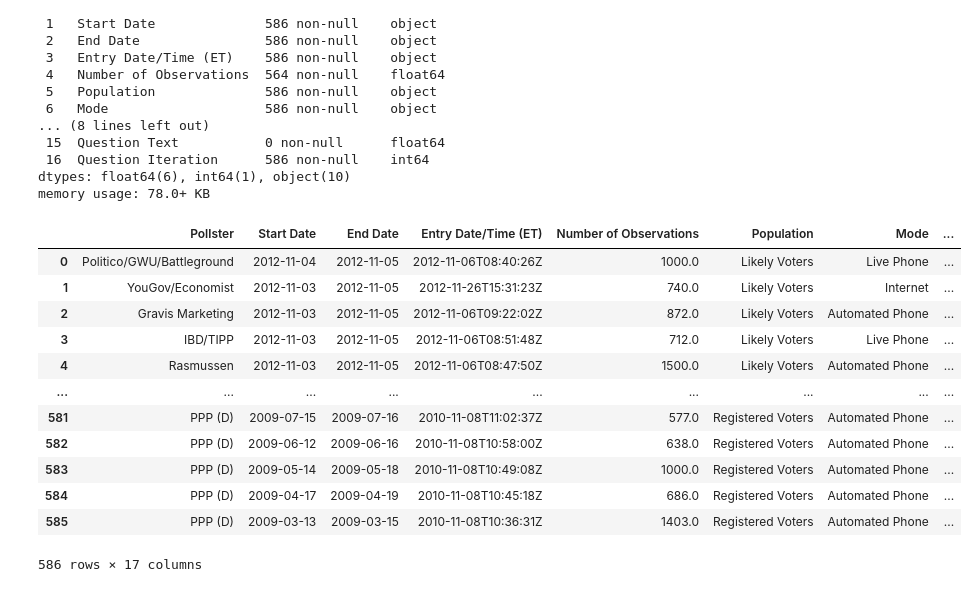
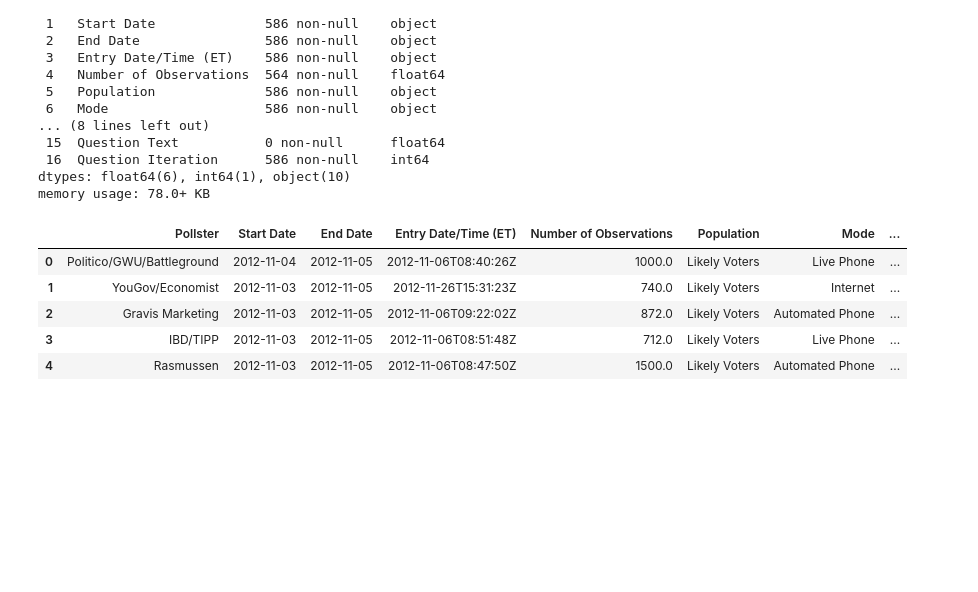
Before and after one commit to fujispooo/datascience, a Jupyter notebook: Lec66(American election).ipynb, the cells around one changed output. Saved outputs shown, nothing was run; the diff lists cells and outputs as text; code cells hidden in the pictures; blank space fills up the shorter version.

```diff
--- a/Lec66(American election).ipynb
+++ b/Lec66(American election).ipynb
@@ -43,19 +43,12 @@ Data columns (total 17 columns):
 dtypes: float64(6), int64(1), object(10)
 memory usage: 78.0+ KB
 # %%
-poll_df
+poll_df.head()
 # %% [output]
 |  | Pollster | Start Date | End Date | Entry Date/Time (ET) | Number of Observations | Population | Mode | ... |
 | 0 | Politico/GWU/Battleground | 2012-11-04 | 2012-11-05 | 2012-11-06T08:40:26Z | 1000.0 | Likely Voters | Live Phone | ... |
 | 1 | YouGov/Economist | 2012-11-03 | 2012-11-05 | 2012-11-26T15:31:23Z | 740.0 | Likely Voters | Internet | ... |
 | 2 | Gravis Marketing | 2012-11-03 | 2012-11-05 | 2012-11-06T09:22:02Z | 872.0 | Likely Voters | Automated Phone | ... |
 | 3 | IBD/TIPP | 2012-11-03 | 2012-11-05 | 2012-11-06T08:51:48Z | 712.0 | Likely Voters | Live Phone | ... |
 | 4 | Rasmussen | 2012-11-03 | 2012-11-05 | 2012-11-06T08:47:50Z | 1500.0 | Likely Voters | Automated Phone | ... |
-| ... | ... | ... | ... | ... | ... | ... | ... | ... |
-| 581 | PPP (D) | 2009-07-15 | 2009-07-16 | 2010-11-08T11:02:37Z | 577.0 | Registered Voters | Automated Phone | ... |
-| 582 | PPP (D) | 2009-06-12 | 2009-06-16 | 2010-11-08T10:58:00Z | 638.0 | Registered Voters | Automated Phone | ... |
-| 583 | PPP (D) | 2009-05-14 | 2009-05-18 | 2010-11-08T10:49:08Z | 1000.0 | Registered Voters | Automated Phone | ... |
-| 584 | PPP (D) | 2009-04-17 | 2009-04-19 | 2010-11-08T10:45:18Z | 686.0 | Registered Voters | Automated Phone | ... |
-| 585 | PPP (D) | 2009-03-13 | 2009-03-15 | 2010-11-08T10:36:31Z | 1403.0 | Registered Voters | Automated Phone | ... |
-586 rows × 17 columns
 # %%
```
Also changed, not shown: parts of 20 cells of this notebook.
